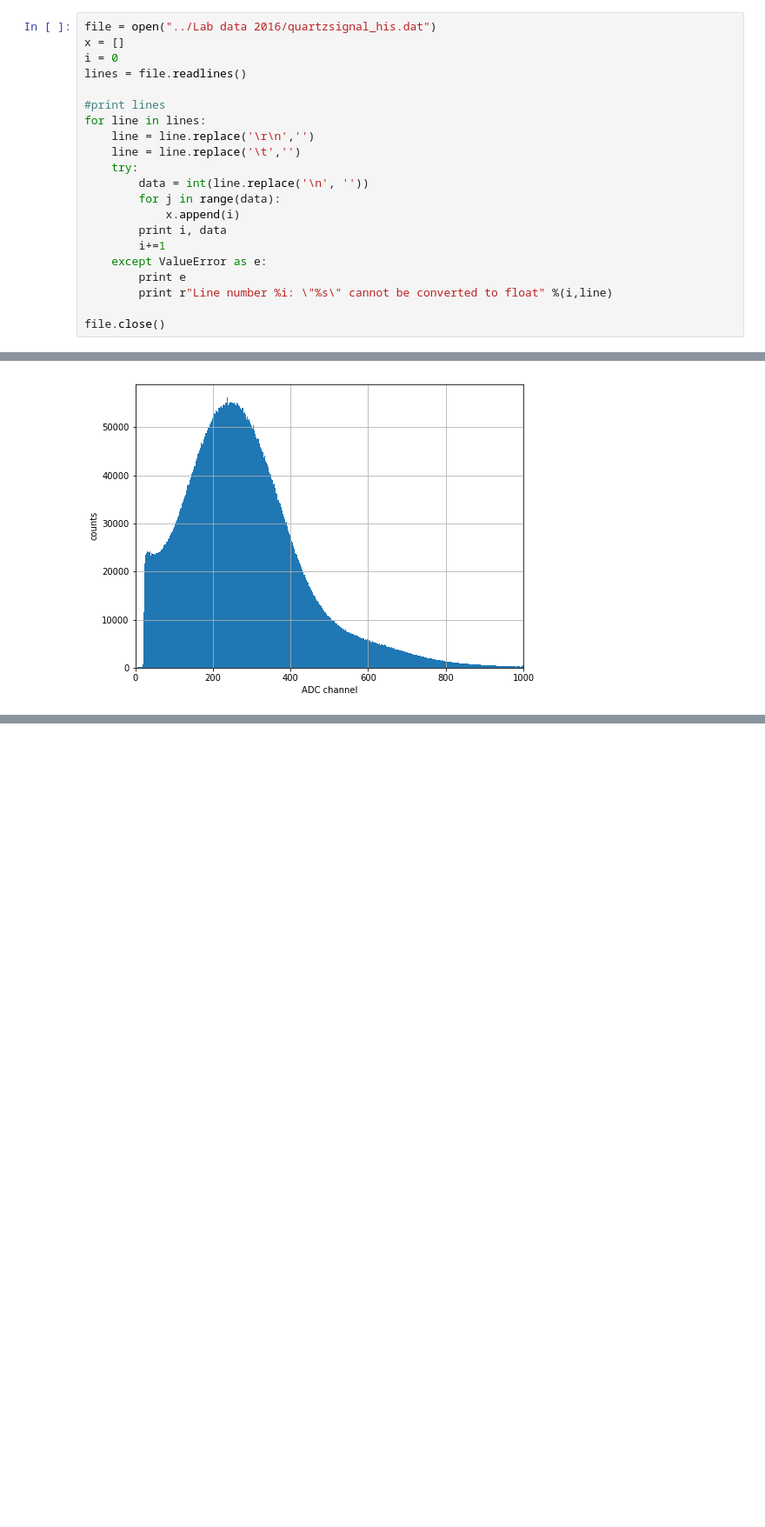
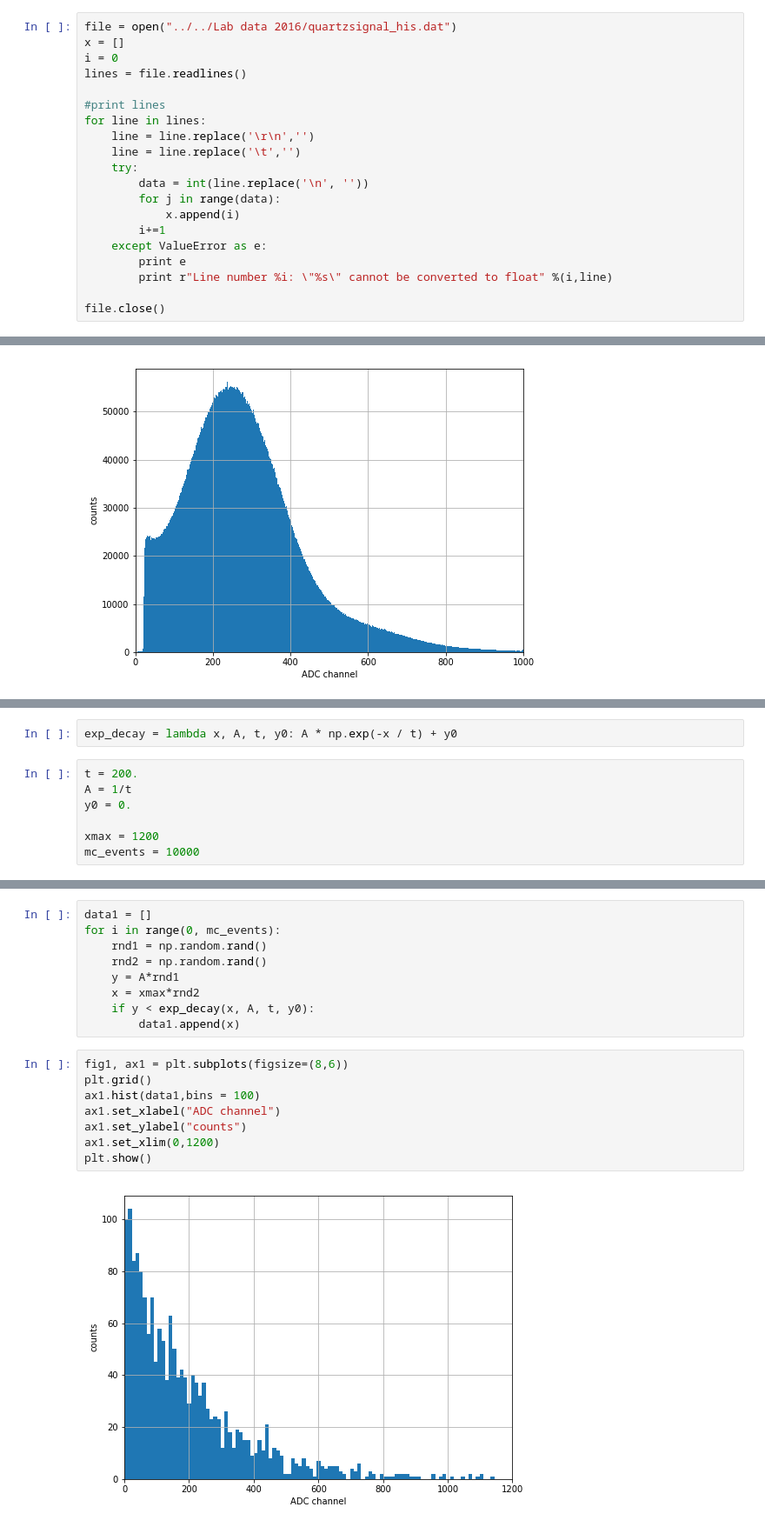
Before and after one commit to zemrude/PHYS-F-311, a Jupyter notebook: Example1-Reading_data.ipynb, the cells around one changed output, grey strips where cells are left out. Shown at 87% size. Saved outputs shown, nothing was run; the diff lists cells and outputs as text; blank space fills up the shorter version.

```diff
--- a/Example1-Reading_data.ipynb
+++ b/Example1-Reading_data.ipynb
@@ -8,5 +12,5 @@ import matplotlib.pylab as plt
 # %%
-file = open("../Lab data 2016/quartzsignal_his.dat")
+file = open("../../Lab data 2016/quartzsignal_his.dat")
 x = []
 i = 0
 lines = file.readlines()
@@ -19,7 +23,6 @@ for line in lines:
         data = int(line.replace('\n', ''))
         for j in range(data):
             x.append(i)
-        print i, data
         i+=1
     except ValueError as e:
         print e
@@ -61,0 +51,9 @@ print x.std()
+# %%
+exp_decay = lambda x, A, t, y0: A * np.exp(-x / t) + y0
+# %%
+t = 200.
+A = 1/t
+y0 = 0.
+
+xmax = 1200
+mc_events = 10000
@@ -61,0 +62,19 @@ print x.std()
+# %%
+data1 = []
+for i in range(0, mc_events):
+    rnd1 = np.random.rand()
+    rnd2 = np.random.rand()
+    y = A*rnd1
+    x = xmax*rnd2
+    if y < exp_decay(x, A, t, y0):
+        data1.append(x)
+# %%
+fig1, ax1 = plt.subplots(figsize=(8,6))
+plt.grid()
+ax1.hist(data1,bins = 100)
+ax1.set_xlabel("ADC channel")
+ax1.set_ylabel("counts")
+ax1.set_xlim(0,1200)
+plt.show()
+# %% [output]
+[figure, added]
```
Also changed, not shown: parts of 11 cells of this notebook.
